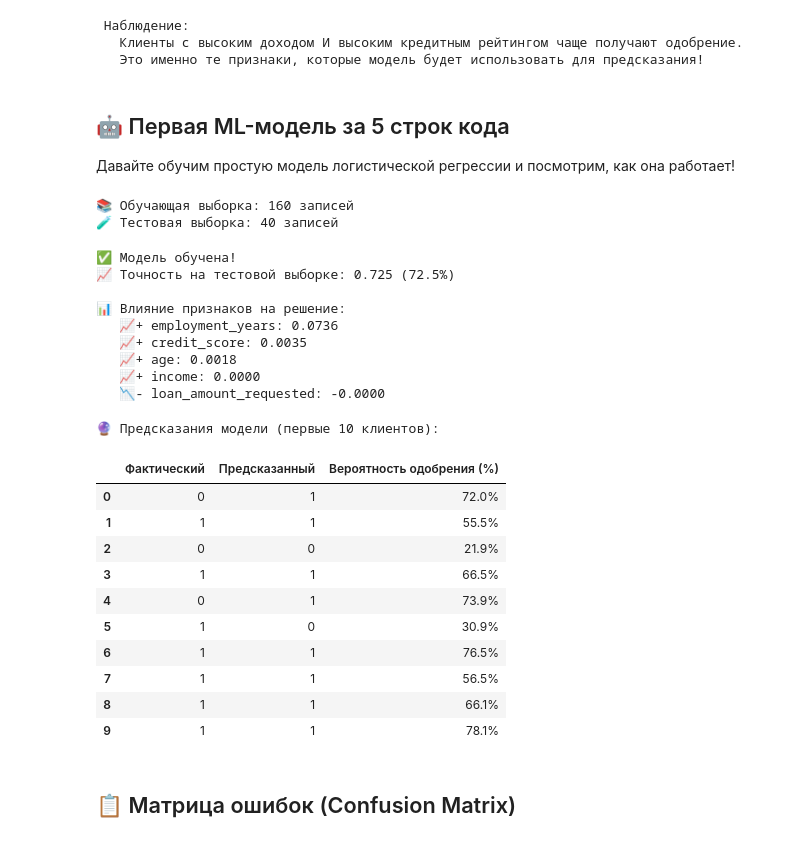
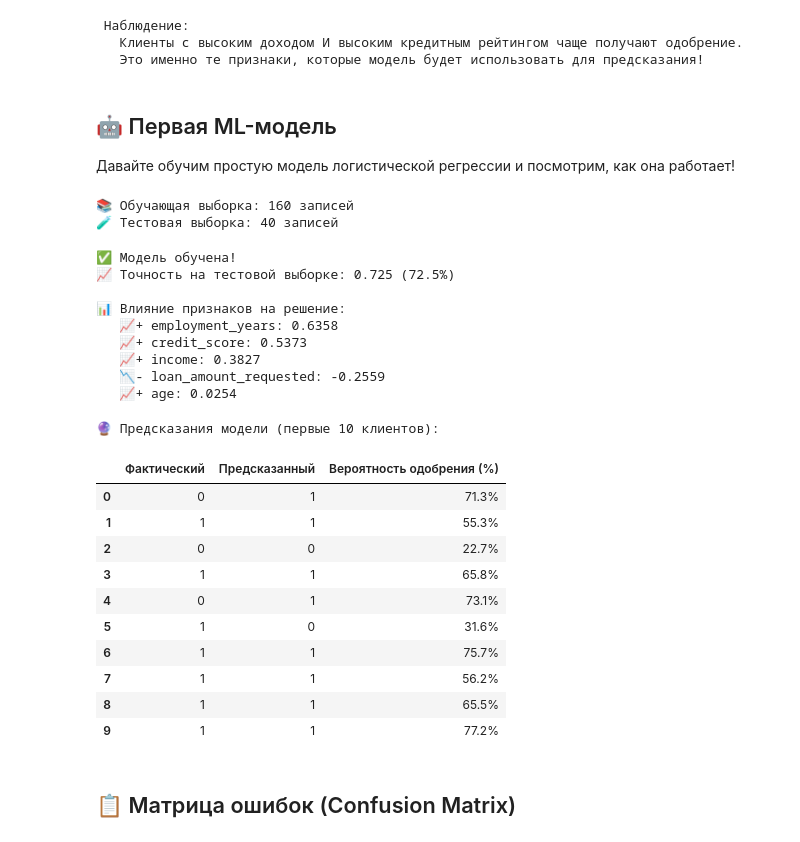
Before and after one commit to gdenis82/classical-ml, a Jupyter notebook: ml_course/01_intro_to_ml.ipynb, the cells around one changed output. Drawn from its saved outputs; the diff is of its cells as text; code cells hidden in the pictures.

```diff
--- a/ml_course/01_intro_to_ml.ipynb
+++ b/ml_course/01_intro_to_ml.ipynb
@@ -304,7 +305,7 @@ print('''\n Наблюдение:
    Клиенты с высоким доходом И высоким кредитным рейтингом чаще получают одобрение.
    Это именно те признаки, которые модель будет использовать для предсказания!
 # %% [markdown]
-## 🤖 Первая ML-модель за 5 строк кода
+## 🤖 Первая ML-модель
 
 Давайте обучим простую модель логистической регрессии и посмотрим, как она работает!
 # %%
@@ -315,6 +316,12 @@ y = data['approved']
 # Разделяем на обучающую и тестовую выборки (80% / 20%)
 X_train, X_test, y_train, y_test = train_test_split(X, y, test_size=0.2, random_state=42)
 
+# Важно: Для логистической регрессии необходимо масштабировать признаки,
+# так как доход (до 300к) и возраст (до 70) имеют разный порядок величин.
+scaler = StandardScaler()
+X_train_scaled = scaler.fit_transform(X_train)
+X_test_scaled = scaler.transform(X_test)
+
 print(f'📚 Обучающая выборка: {len(X_train)} записей')
 print(f'🧪 Тестовая выборка: {len(X_test)} записей')
 # %% [output]
@@ -323,10 +330,10 @@ print(f'🧪 Тестовая выборка: {len(X_test)} записей')
 # %%
 # Создаём и обучаем модель
 model = LogisticRegression(max_iter=1000, random_state=42)
-model.fit(X_train, y_train)
+model.fit(X_train_scaled, y_train)
 
 print('✅ Модель обучена!')
-print(f'📈 Точность на тестовой выборке: {model.score(X_test, y_test):.3f} ({model.score(X_test, y_test)*100:.1f}%)')
+print(f'📈 Точность на тестовой выборке: {model.score(X_test_scaled, y_test):.3f} ({model.score(X_test_scaled, y_test)*100:.1f}%)')
 
 # Показываем важность признаков
 feature_importance = pd.DataFrame({
@@ -343,38 +350,38 @@ for _, row in feature_importance.iterrows():
 📈 Точность на тестовой выборке: 0.725 (72.5%)
 
 📊 Влияние признаков на решение:
-   📈+ employment_years: 0.0736
-   📈+ credit_score: 0.0035
-   📈+ age: 0.0018
-   📈+ income: 0.0000
-   📉- loan_amount_requested: -0.0000
+   📈+ employment_years: 0.6358
+   📈+ credit_score: 0.5373
+   📈+ income: 0.3827
+   📉- loan_amount_requested: -0.2559
+   📈+ age: 0.0254
 # %%
 # Предсказания модели
-y_pred = model.predict(X_test)
-y_proba = model.predict_proba(X_test)[:, 1]
+y_pred = model.predict(X_test_scaled)
+y_proba = model.predict_proba(X_test_scaled)[:, 1]
 
 # Показываем несколько примеров предсказаний
 predictions_df = pd.DataFrame({
     'Фактический': y_test.values,
     'Предсказанный': y_pred,
     'Вероятность одобрения (%)': (y_proba * 100).round(1)
 }).head(10)
 
 print('🔮 Предсказания модели (первые 10 клиентов):\n')
 display(predictions_df.style.format({'Вероятность одобрения (%)': '{:.1f}%'}).bar(subset=['Вероятность одобрения (%)'], cmap='Greens'))
 # %% [output]
 🔮 Предсказания модели (первые 10 клиентов):
 |  | Фактический | Предсказанный | Вероятность одобрения (%) |
-| 0 | 0 | 1 | 72.0% |
-| 1 | 1 | 1 | 55.5% |
-| 2 | 0 | 0 | 21.9% |
-| 3 | 1 | 1 | 66.5% |
-| 4 | 0 | 1 | 73.9% |
-| 5 | 1 | 0 | 30.9% |
-| 6 | 1 | 1 | 76.5% |
-| 7 | 1 | 1 | 56.5% |
-| 8 | 1 | 1 | 66.1% |
-| 9 | 1 | 1 | 78.1% |
+| 0 | 0 | 1 | 71.3% |
+| 1 | 1 | 1 | 55.3% |
+| 2 | 0 | 0 | 22.7% |
+| 3 | 1 | 1 | 65.8% |
+| 4 | 0 | 1 | 73.1% |
+| 5 | 1 | 0 | 31.6% |
+| 6 | 1 | 1 | 75.7% |
+| 7 | 1 | 1 | 56.2% |
+| 8 | 1 | 1 | 65.5% |
+| 9 | 1 | 1 | 77.2% |
 # %% [markdown]
 ## 📋 Матрица ошибок (Confusion Matrix)
 # %%
```
Also changed, not shown: parts of 5 cells of this notebook.
